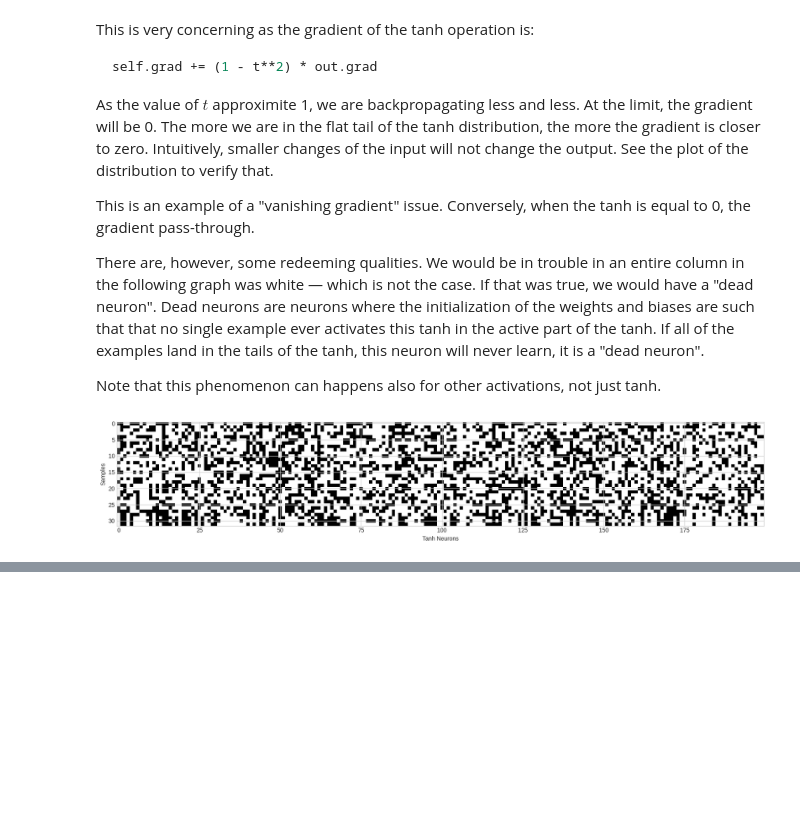
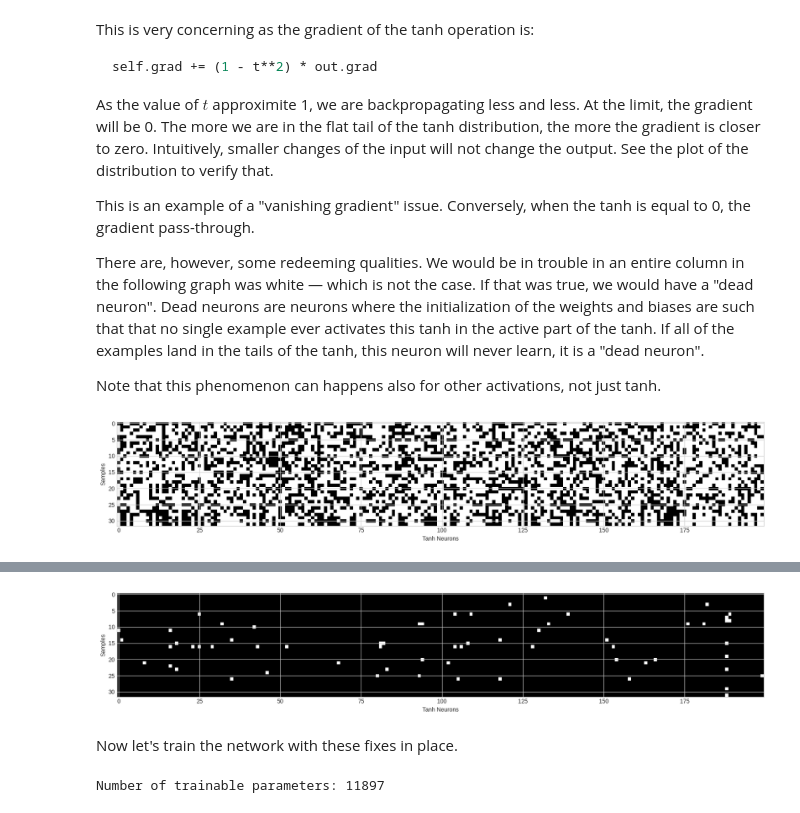
Before and after one commit to IamGianluca/dl, a Jupyter notebook: nbs/karpathy/makemore/makemore_part3_bn.ipynb, the cells around one changed output, grey strips where cells are left out. Saved outputs shown, nothing was run; the diff lists cells and outputs as text; code cells hidden in the pictures; blank space fills up the shorter version.

```diff
--- a/nbs/karpathy/makemore/makemore_part3_bn.ipynb
+++ b/nbs/karpathy/makemore/makemore_part3_bn.ipynb
@@ -583,0 +665,29 @@ plt.show()
+# %%
+plt.figure(figsize=(20, 10))
+plt.imshow(h.abs() > 0.99, cmap="gray", interpolation="nearest")
+plt.xlabel("Tanh Neurons")
+plt.ylabel("Samples")
+plt.show()
+# %% [output]
+[figure, added]
+# %% [markdown]
+Now let's train the network with these fixes in place.
+# %%
+# MLP
+n_embd = 10  # the dimensionality of the character embedding vectors
+n_hidden = 200  # the number of neurons in the hidden layer of the MLP
+
+g = torch.Generator().manual_seed(2147483647)  # for reproducibility
+C = torch.randn((vocab_size, n_embd), generator=g)
+W1 = torch.randn((n_embd * block_size, n_hidden), generator=g) * 0.2
+b1 = torch.randn((n_hidden), generator=g) * 0.01
+W2 = torch.randn((n_hidden, vocab_size), generator=g) * 0.01  # not zero!
+b2 = torch.randn((vocab_size), generator=g) * 0  # reset the bias term
+
+parameters = [C, W1, b1, W2, b2]
+print(f"Number of trainable parameters: {sum(p.nelement() for p in parameters)}")  # total number of parameters in the model
+
+for p in parameters:
+    p.requires_grad = True
+# %% [output]
+Number of trainable parameters: 11897
```
Also changed, not shown: parts of 27 cells of this notebook.
